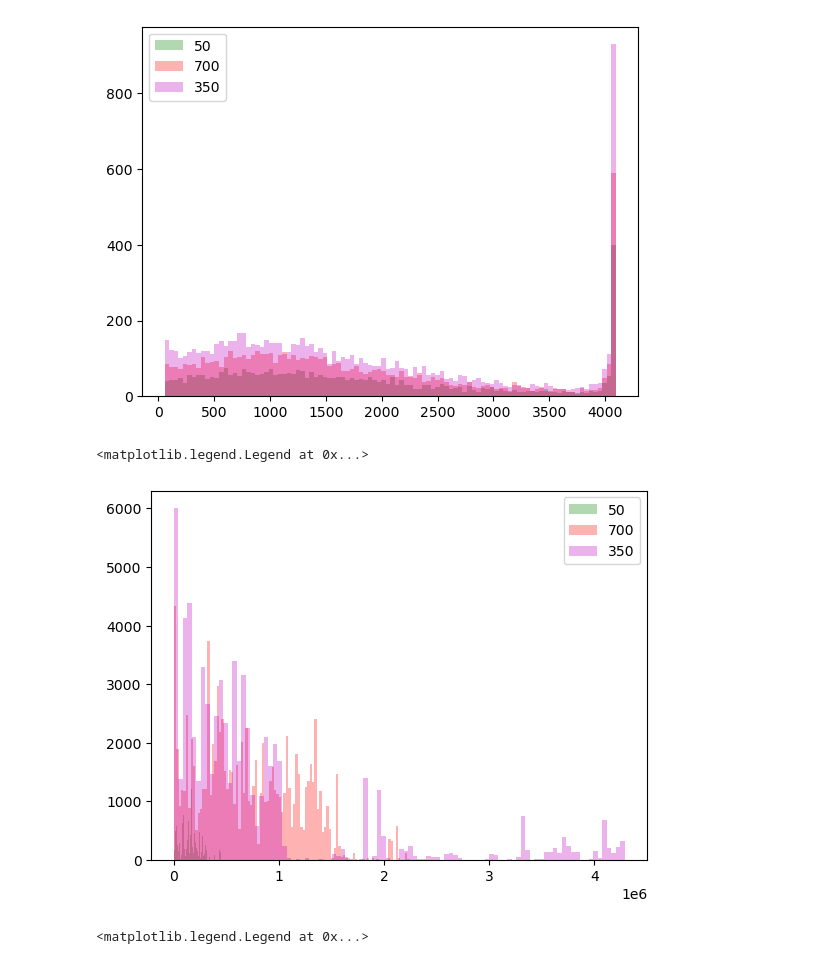
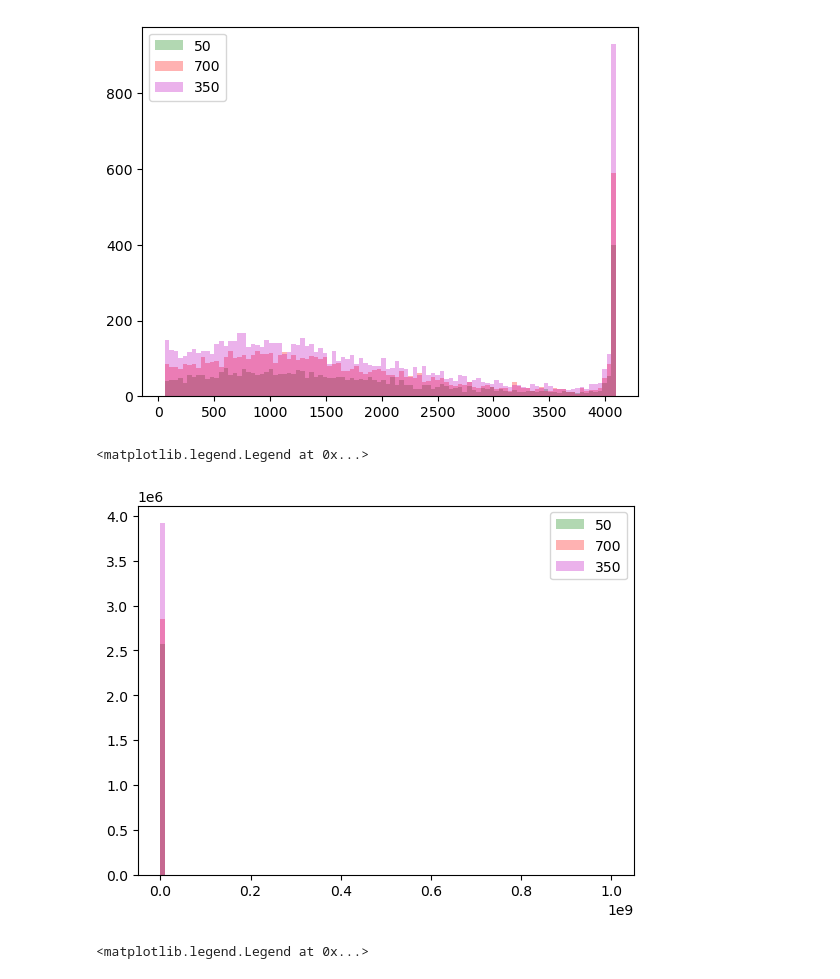
Before and after one commit to PINKTAIGAH/SHP, a Jupyter notebook: uproot_test/raw_file.ipynb, the cells around one changed output. Cells and saved outputs as stored; diff of their text form; code cells hidden in the pictures.

Commit message:
add figures

```diff
--- a/uproot_test/raw_file.ipynb
+++ b/uproot_test/raw_file.ipynb
@@ -301,17 +325,17 @@ plt.legend()
 <matplotlib.legend.Legend at 0x...>
 [figure]
 # %%
-rr_name= 'simb::MCParticles_largeant__G4./simb::MCParticles_largeant__G4.obj/simb::MCParticles_largeant__G4.obj.fdaughters'
-a50= ak.flatten(ak.flatten(file50[str(rr_name)].array())).to_numpy()
-a700= ak.flatten(ak.flatten(file700[str(rr_name)].array())).to_numpy()
-a350= ak.flatten(ak.flatten(file350[str(rr_name)].array())).to_numpy()
+rr_name=  'sim::SimEnergyDeposits_ionandscintout__G4./sim::SimEnergyDeposits_ionandscintout__G4.obj/sim::SimEnergyDeposits_ionandscintout__G4.obj.pdgCode'
+a50= ak.flatten(file50[str(rr_name)].array()).to_numpy()
+a700= ak.flatten(file700[str(rr_name)].array()).to_numpy()
+a350= ak.flatten(file350[str(rr_name)].array()).to_numpy()
 plt.hist(a50, bins=100, label='50', alpha= 0.3, color='g')
 plt.hist(a700, bins=100, label='700', alpha= 0.3, color='r')
 plt.hist(a350, bins=100, label='350', alpha= 0.3, color='m')
 plt.legend()
 # %% [output]
 <matplotlib.legend.Legend at 0x...>
-[figure, old version]
+[figure, new version]
 # %%
 rr_name=  'simb::MCParticles_largeant__G4./simb::MCParticles_largeant__G4.obj/simb::MCParticles_largeant__G4.obj.fmass'
 a50= ak.flatten(file50[str(rr_name)].array()).to_numpy()
```
Also changed, not shown: parts of 3 cells of this notebook, 2 other files.
